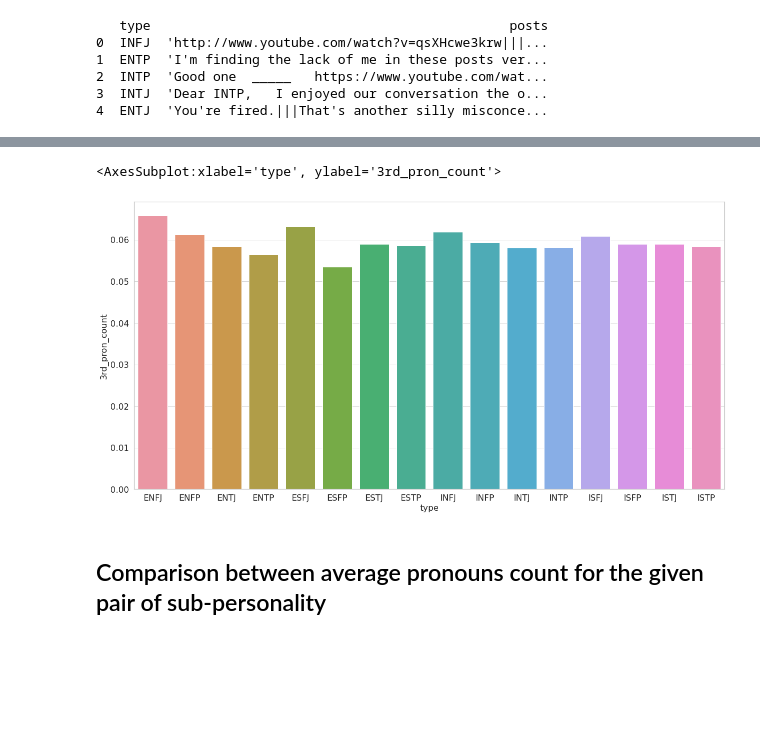
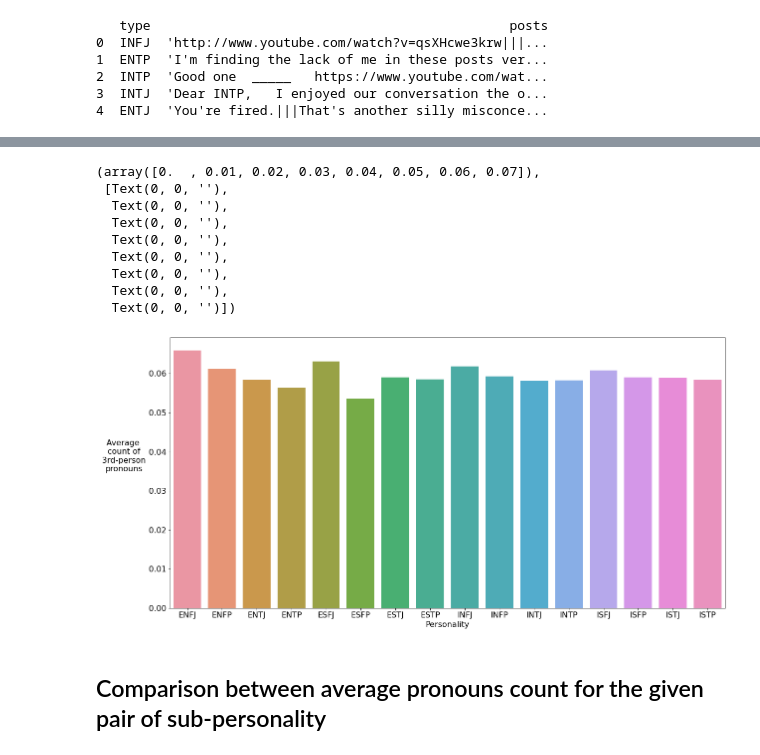
Before and after one commit to admunk/ece143project, a Jupyter notebook: mbti-study-personality-pron.ipynb, the cells around one changed output, grey strips where cells are left out. Drawn from its saved outputs; the diff is of its cells as text; code cells hidden in the pictures; blank space fills up the shorter version.

```diff
--- a/mbti-study-personality-pron.ipynb
+++ b/mbti-study-personality-pron.ipynb
@@ -77,14 +77,22 @@ df_3rd = df.groupby(['type'])['3rd_pron_count'].sum()/df.groupby(['type'])['org_
 df_3rd = df_3rd.to_frame('3rd_pron_count')
 # %%
 plt.figure(figsize=(20,10))
-plt.ylabel('Average 3rd pron count', fontsize=16)
-plt.xlabel('Personality Types', fontsize=16)
+sns.barplot(x=df_3rd.index,y=df_3rd['3rd_pron_count'])
+plt.ylabel('Average \n count of \n 3rd-person \npronouns', fontsize=16,rotation=0,labelpad=50)
+plt.xlabel('Personality', fontsize=16)
 plt.xticks(fontsize=16, rotation=0)
 plt.yticks(fontsize=16, rotation=0)
-sns.barplot(x=df_3rd.index,y=df_3rd['3rd_pron_count'])
 # %% [output]
-<AxesSubplot:xlabel='type', ylabel='3rd_pron_count'>
+(array([0.  , 0.01, 0.02, 0.03, 0.04, 0.05, 0.06, 0.07]),
+ [Text(0, 0, ''),
+  Text(0, 0, ''),
+  Text(0, 0, ''),
+  Text(0, 0, ''),
+  Text(0, 0, ''),
+  Text(0, 0, ''),
+  Text(0, 0, ''),
+  Text(0, 0, '')])
-[figure, old version]
+[figure, new version]
 # %%
 def subtype_plot(df,vs_func):
     pron_type = ['1st_pron','2nd_pron','3rd_pron']
```
Also changed, not shown: parts of 10 cells of this notebook.
